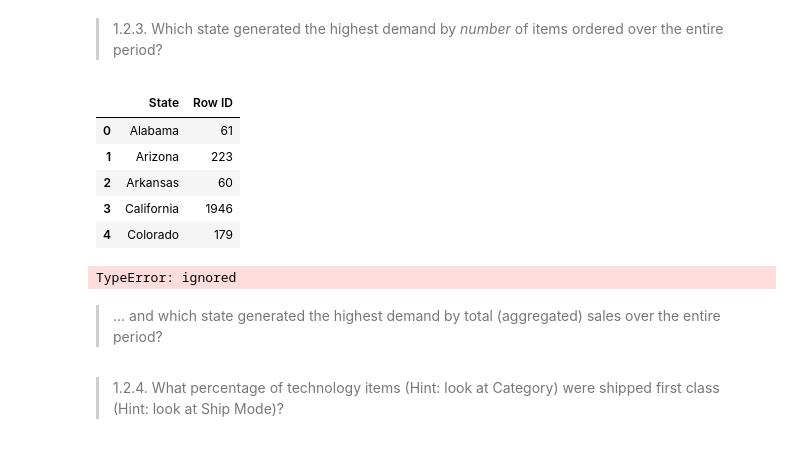
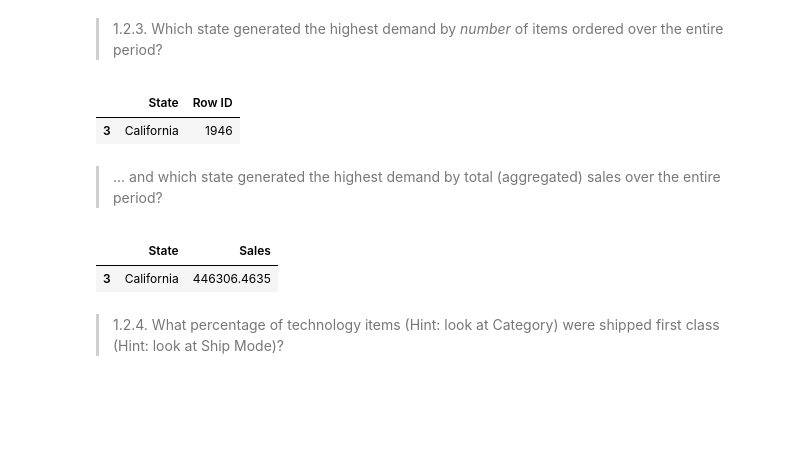
Before and after one commit to KsibiI/DM-ML---Assignment-1, a Jupyter notebook: Assignment1/Assignment1.ipynb, the cells around one changed output. Drawn from its saved outputs; the diff is of its cells as text; code cells hidden in the pictures; blank space fills up the shorter version.

```diff
--- a/Assignment1/Assignment1.ipynb
+++ b/Assignment1/Assignment1.ipynb
@@ -130,17 +128,10 @@ df.isna()
 # %%
 # YOUR CODE HERE
 df2=df.groupby("State", as_index=False)["Row ID"].count()
 df2.head(5)
+df2[df2['Row ID']==df2['Row ID'].max()]
 # %% [output]
 |  | State | Row ID |
-| 0 | Alabama | 61 |
-| 1 | Arizona | 223 |
-| 2 | Arkansas | 60 |
 | 3 | California | 1946 |
-| 4 | Colorado | 179 |
-# %%
-df2(['State'])['Row ID'].max()
-# %% [output]
-TypeError: ignored
 # %% [markdown]
 >... and which state generated the highest demand by total (aggregated) sales over the entire period?
@@ -150,3 +138,11 @@ df2[df2['State']==df['Row ID'].max()]
+# %%
+# YOUR CODE HERE
+df3=df.groupby("State", as_index=False)["Sales"].sum()
+df3.head(49)
+df3[df3['Sales']==df3['Sales'].max()]
+# %% [output]
+|  | State | Sales |
+| 3 | California | 446306.4635 |
 # %% [markdown]
 >1.2.4. What percentage of technology items (Hint: look at Category) were shipped first class (Hint: look at Ship Mode)?
 # %%
```
Also changed, not shown: parts of 2 cells of this notebook.
